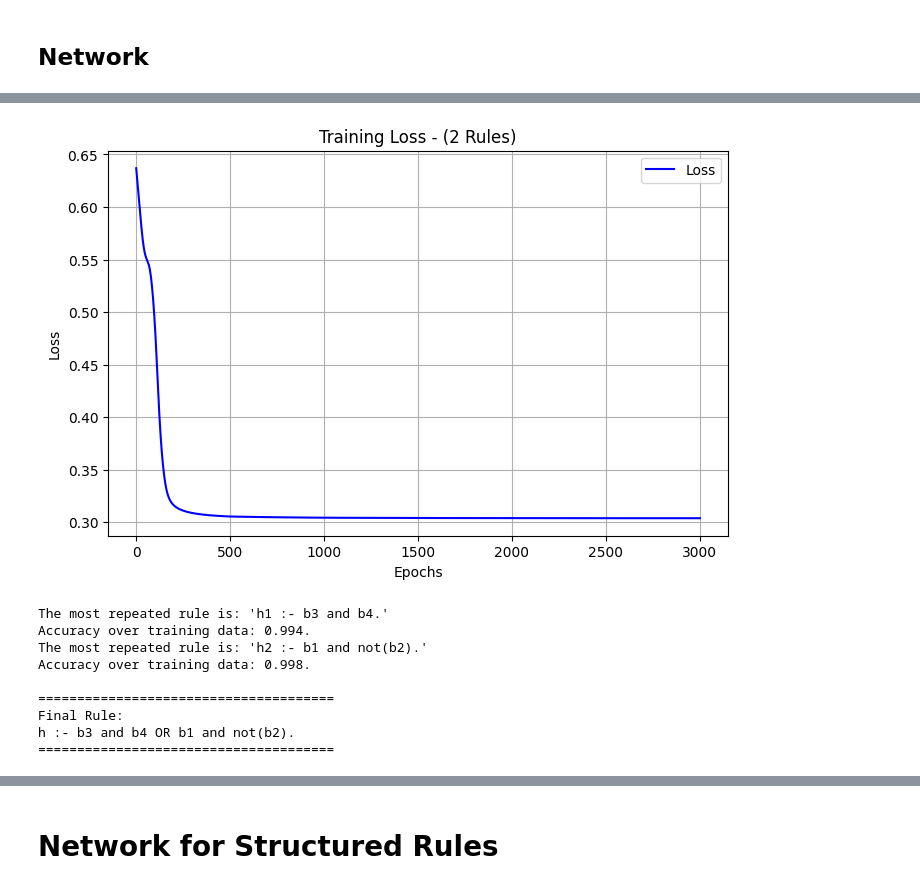
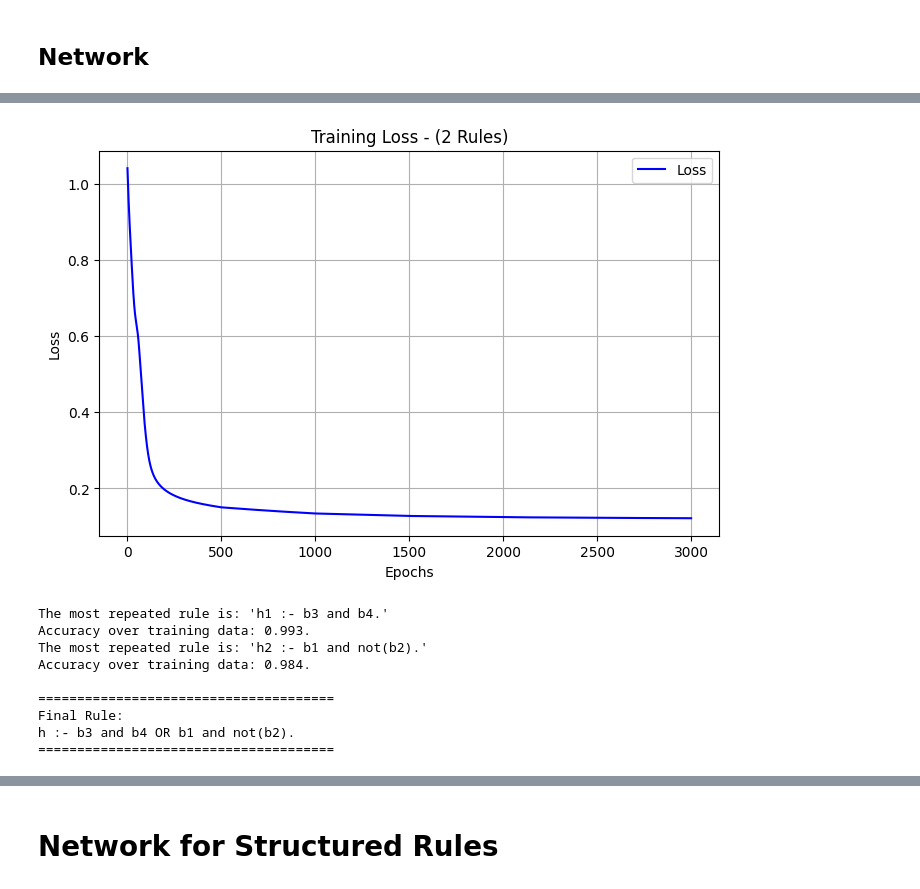
Before and after one commit to iman-sharifi-ghb/ANDRE, a Jupyter notebook: RuleGenNet4_attention.ipynb, the cells around one changed output, grey strips where cells are left out. Cells and saved outputs as stored; diff of their text form; code cells hidden in the pictures.

Commit message:
adding andre to a python file and creating utils.py

```diff
--- a/RuleGenNet4_attention.ipynb
+++ b/RuleGenNet4_attention.ipynb
@@ -324,5 +10,12 @@ class FuzzyDisjunctionNet(nn.Module):
 # %%
+import torch
+import torch.nn as nn
+import torch.optim as optim
+from copy import deepcopy
+import matplotlib.pyplot as plt
+from ANDRE_Net import ANDRE
 from collections import Counter
+from utils import interpret_neuron_weights_entropy
 # Parameters
 Num_rules = 2
 num_neurons_per_rule = 4
@@ -354,7 +47,7 @@ best_losses = []
 for num_rules in range(Num_rules):
 
     for restart in range(num_restarts):
-        model_nsre = FuzzyDisjunctionNet(num_rules + 1, num_neurons_per_rule, input_dim)
+        model_nsre = ANDRE(num_rules + 1, pot_body_pred_dim=input_dim, variable_matrix=None)
         # criterion = nn.BCEWithLogitsLoss()
         criterion = nn.BCELoss()  # Use BCELoss for sigmoid outputs
         optimizer = optim.AdamW(model_nsre.parameters(), lr=0.01, weight_decay=1e-4)
@@ -379,7 +72,7 @@ for num_rules in range(Num_rules):
             # Entropy regularization for exploration
             entropy_term = sum(model_nsre.entropies)
 
-            total_loss = bce_loss + similarity_weight * penalty - entropy_weight * entropy_term #+ 0.1*sum_weights_loss
+            total_loss = bce_loss + entropy_weight * entropy_term #+ similarity_weight * penalty - entropy_weight * entropy_term #+ 0.1*sum_weights_loss
             # total_loss = bce_loss - entropy_weight * entropy_term + 0.1 * sum_weights_loss
             # total_loss = bce_loss - entropy_weight * entropy_term
             total_loss.backward()
@@ -398,7 +91,7 @@ for num_rules in range(Num_rules):
             # print(f"New best model found with {best_num_rules} rules and loss: {best_loss:.4f}")
 
 # Load the best model
-best_model = FuzzyDisjunctionNet(best_num_rules, num_neurons_per_rule, input_dim)
+best_model = ANDRE(best_num_rules, pot_body_pred_dim=input_dim, variable_matrix=None)
 best_model.load_state_dict(best_state_dict)
 
 # Plot loss curve
@@ -462,8 +155,8 @@ Num Rules: 2, Restart 1/1, Final Loss: 0.3039.
-[figure, old version]
+[figure, new version]
 The most repeated rule is: 'h1 :- b3 and b4.'
-Accuracy over training data: 0.994.
+Accuracy over training data: 0.993.
 The most repeated rule is: 'h2 :- b1 and not(b2).'
-Accuracy over training data: 0.998.
+Accuracy over training data: 0.984.
 
 ======================================
 Final Rule:
```
Also changed, not shown: parts of 19 cells of this notebook, 3 other files.
